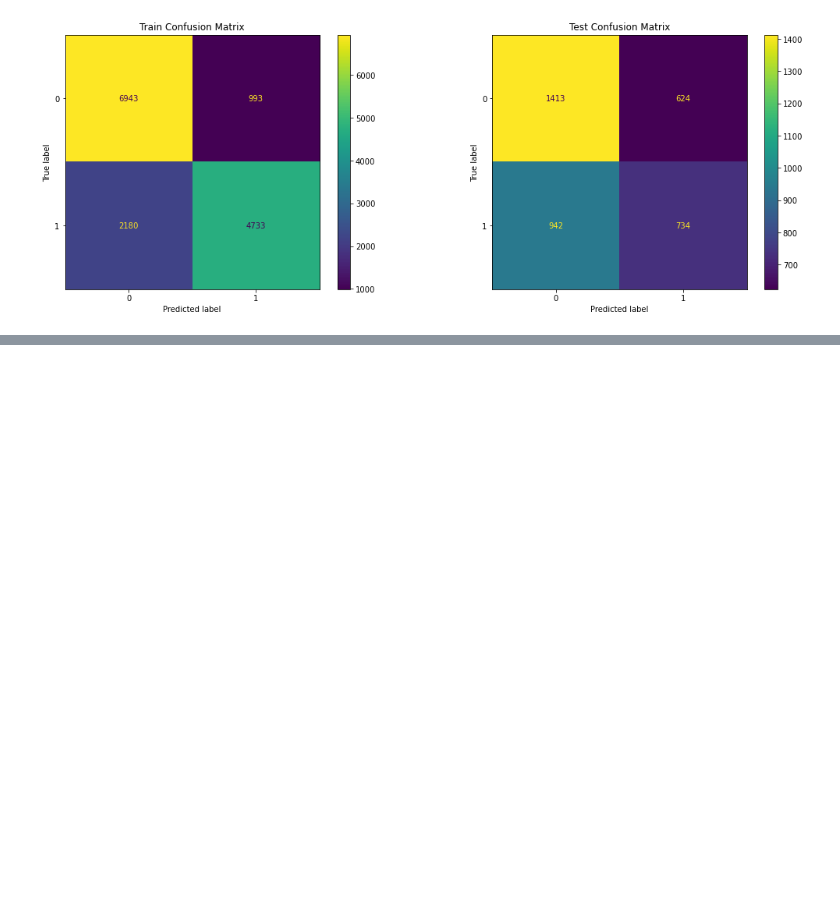
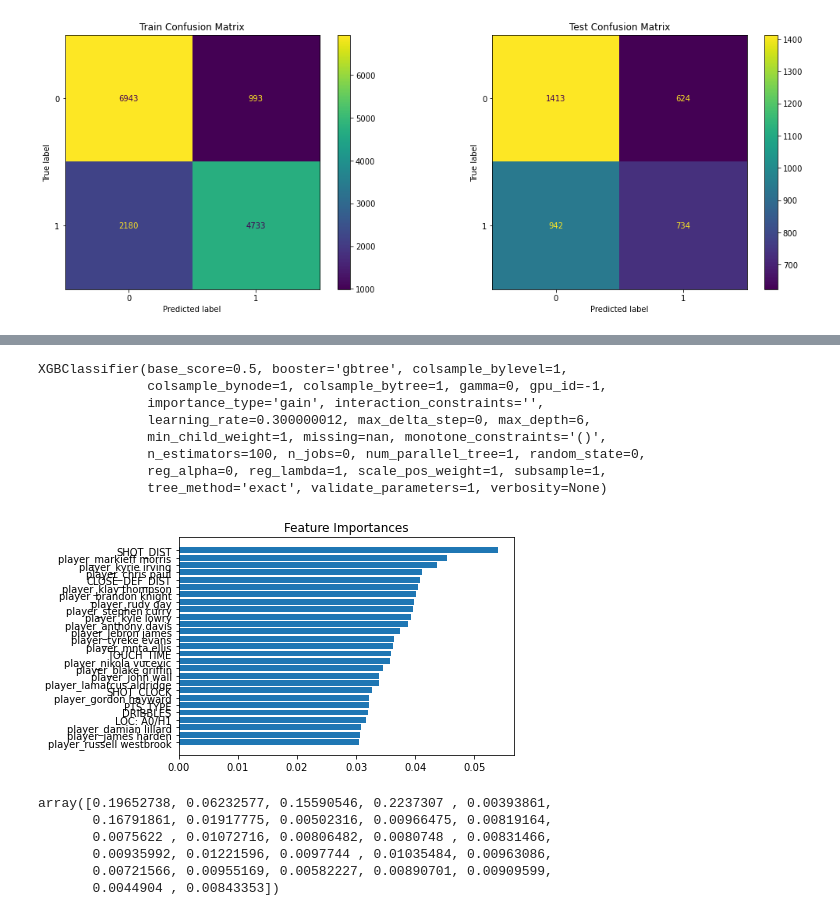
Before and after one commit to moham6839/NBA-Shot-Log-Project, a Jupyter notebook: Phase 3 Project.ipynb, the cells around one changed output, grey strips where cells are left out. Saved outputs shown, nothing was run; the diff lists cells and outputs as text; code cells hidden in the pictures; blank space fills up the shorter version.

```diff
--- a/Phase 3 Project.ipynb
+++ b/Phase 3 Project.ipynb
@@ -497,0 +516,21 @@ XGBClassifier(base_score=0.5, booster='gbtree', colsample_bylevel=1,
+# %%
+feat_impt(XGBoost_model)
+# %% [output]
+XGBClassifier(base_score=0.5, booster='gbtree', colsample_bylevel=1,
+              colsample_bynode=1, colsample_bytree=1, gamma=0, gpu_id=-1,
+              importance_type='gain', interaction_constraints='',
+              learning_rate=0.300000012, max_delta_step=0, max_depth=6,
+              min_child_weight=1, missing=nan, monotone_constraints='()',
+              n_estimators=100, n_jobs=0, num_parallel_tree=1, random_state=0,
+              reg_alpha=0, reg_lambda=1, scale_pos_weight=1, subsample=1,
+              tree_method='exact', validate_parameters=1, verbosity=None)
+[figure, added]
+# %%
+Dtree_model.feature_importances_
+# %% [output]
+array([0.19652738, 0.06232577, 0.15590546, 0.2237307 , 0.00393861,
+       0.16791861, 0.01917775, 0.00502316, 0.00966475, 0.00819164,
+       0.0075622 , 0.01072716, 0.00806482, 0.0080748 , 0.00831466,
+       0.00935992, 0.01221596, 0.0097744 , 0.01035484, 0.00963086,
+       0.00721566, 0.00955169, 0.00582227, 0.00890701, 0.00909599,
+       0.0044904 , 0.00843353])
```
Also changed, not shown: parts of 10 cells of this notebook.
